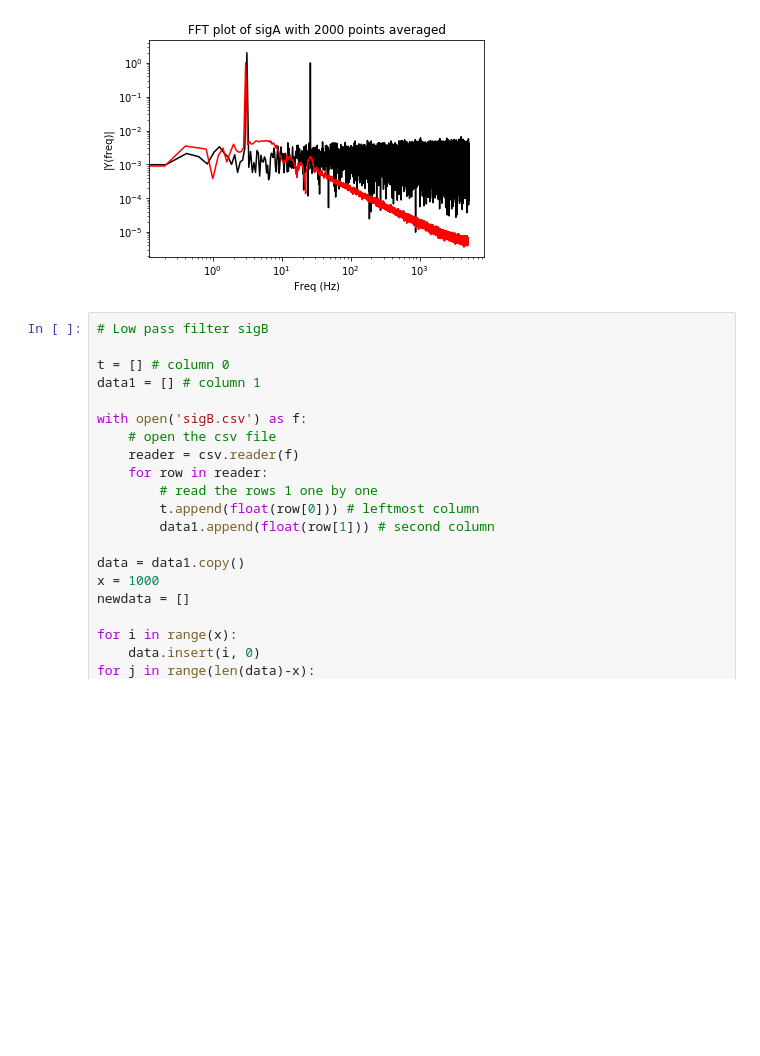
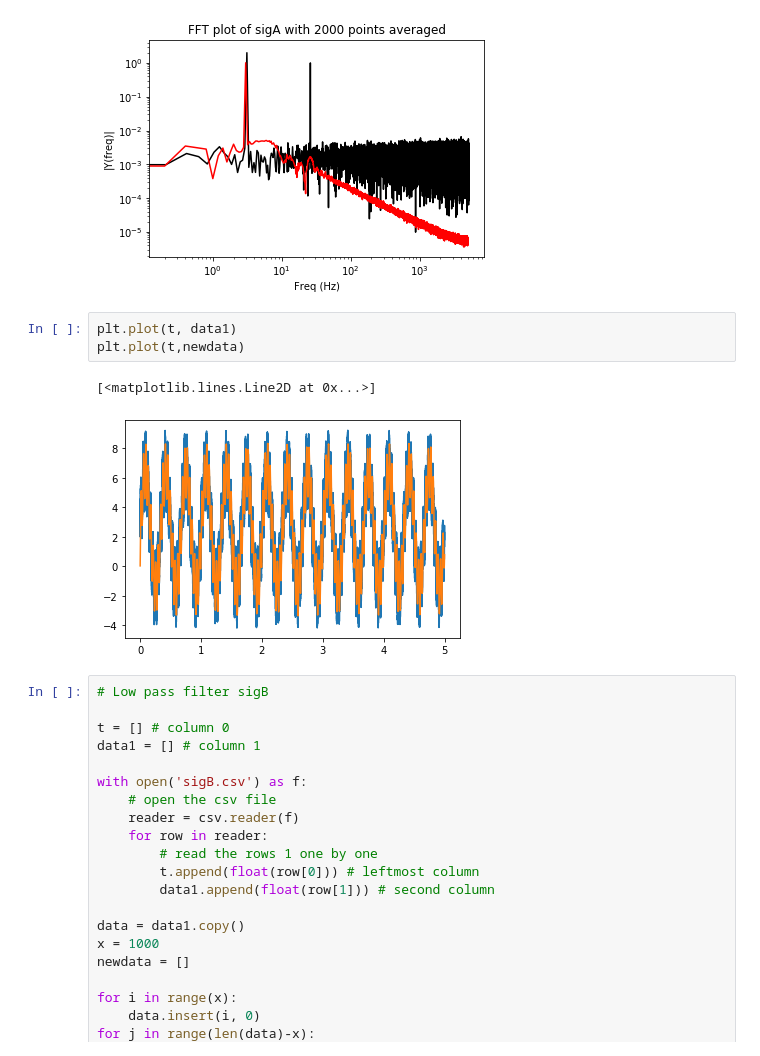
Before and after one commit to apelberg/ME433, a Jupyter notebook: HW 2/HW 2.ipynb, the cells around one changed output. Drawn from its saved outputs; the diff is of its cells as text; blank space fills up the shorter version.

```diff
--- a/HW 2/HW 2.ipynb
+++ b/HW 2/HW 2.ipynb
@@ -325,6 +325,12 @@ plt.title('FFT plot of sigA with ' + str(x) + ' points averaged')
 plt.show()
 # %% [output]
 [figure]
+# %%
+plt.plot(t, data1)
+plt.plot(t,newdata)
+# %% [output]
+[<matplotlib.lines.Line2D at 0x...>]
+[figure, added]
 # %%
 # Low pass filter sigB
 
```
Also changed, not shown: parts of 5 cells of this notebook, 3 other files.
